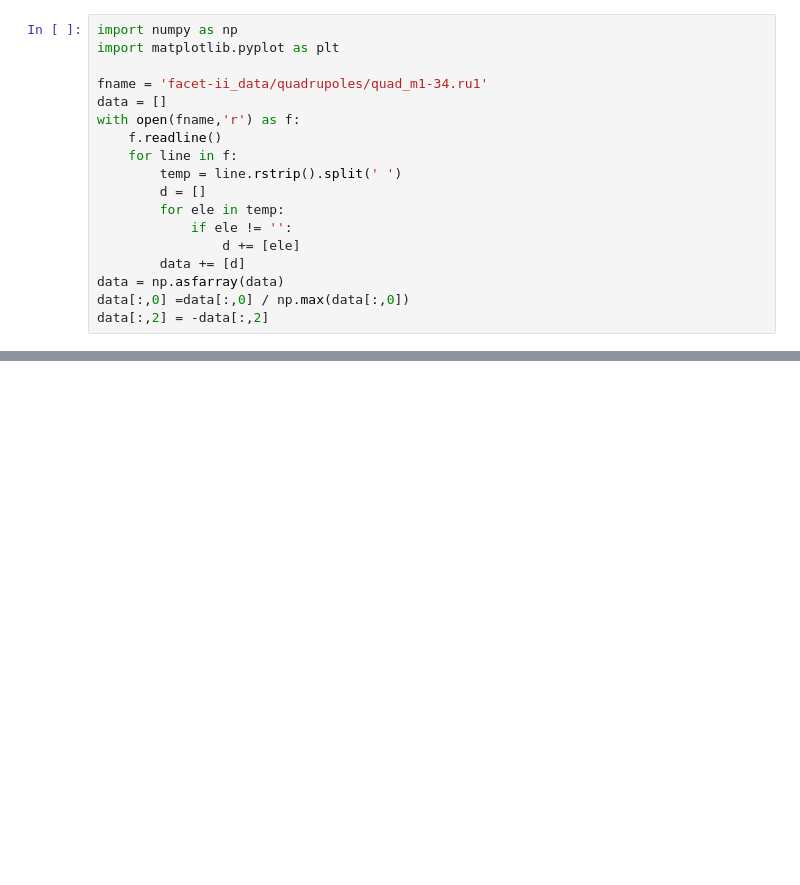
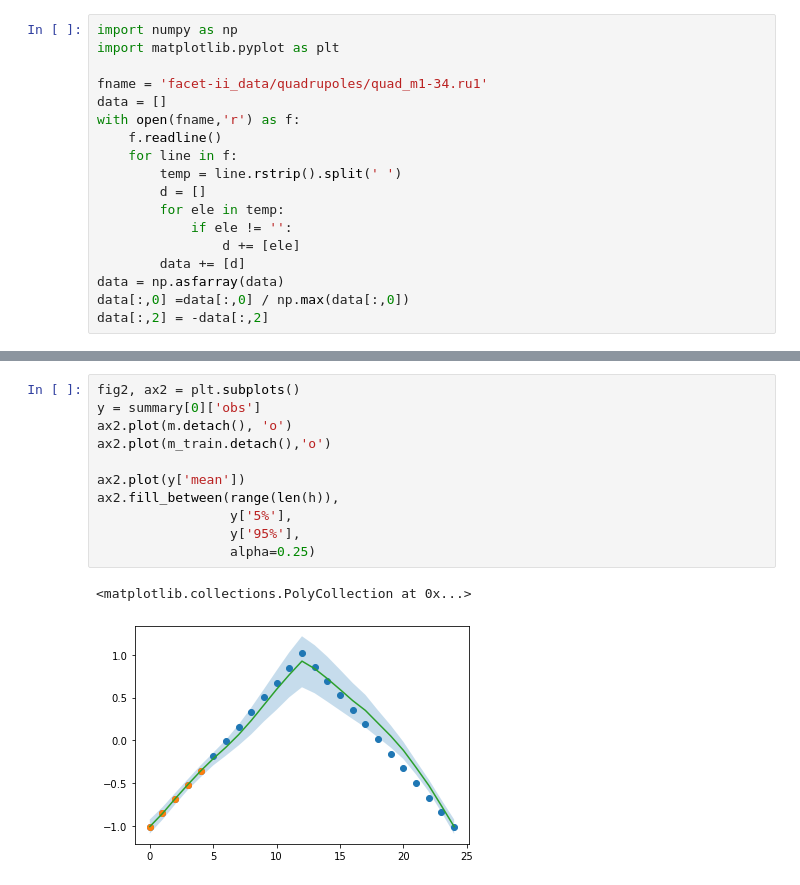
Before and after one commit to roussel-ryan/diff_hysteresis, a Jupyter notebook: facet_ii_analysis.ipynb, the cells around one changed output, grey strips where cells are left out. Cells and saved outputs as stored; diff of their text form; blank space fills up the shorter version.

```diff
--- a/facet_ii_analysis.ipynb
+++ b/facet_ii_analysis.ipynb
@@ -64,0 +121,14 @@ Sample Sites:
+# %%
+fig2, ax2 = plt.subplots()
+y = summary[0]['obs']
+ax2.plot(m.detach(), 'o')
+ax2.plot(m_train.detach(),'o')
+
+ax2.plot(y['mean'])
+ax2.fill_between(range(len(h)),
+                 y['5%'],
+                 y['95%'],
+                 alpha=0.25)
+# %% [output]
+<matplotlib.collections.PolyCollection at 0x...>
+[figure, added]
```
Also changed, not shown: parts of 5 cells of this notebook, 8 other files.
